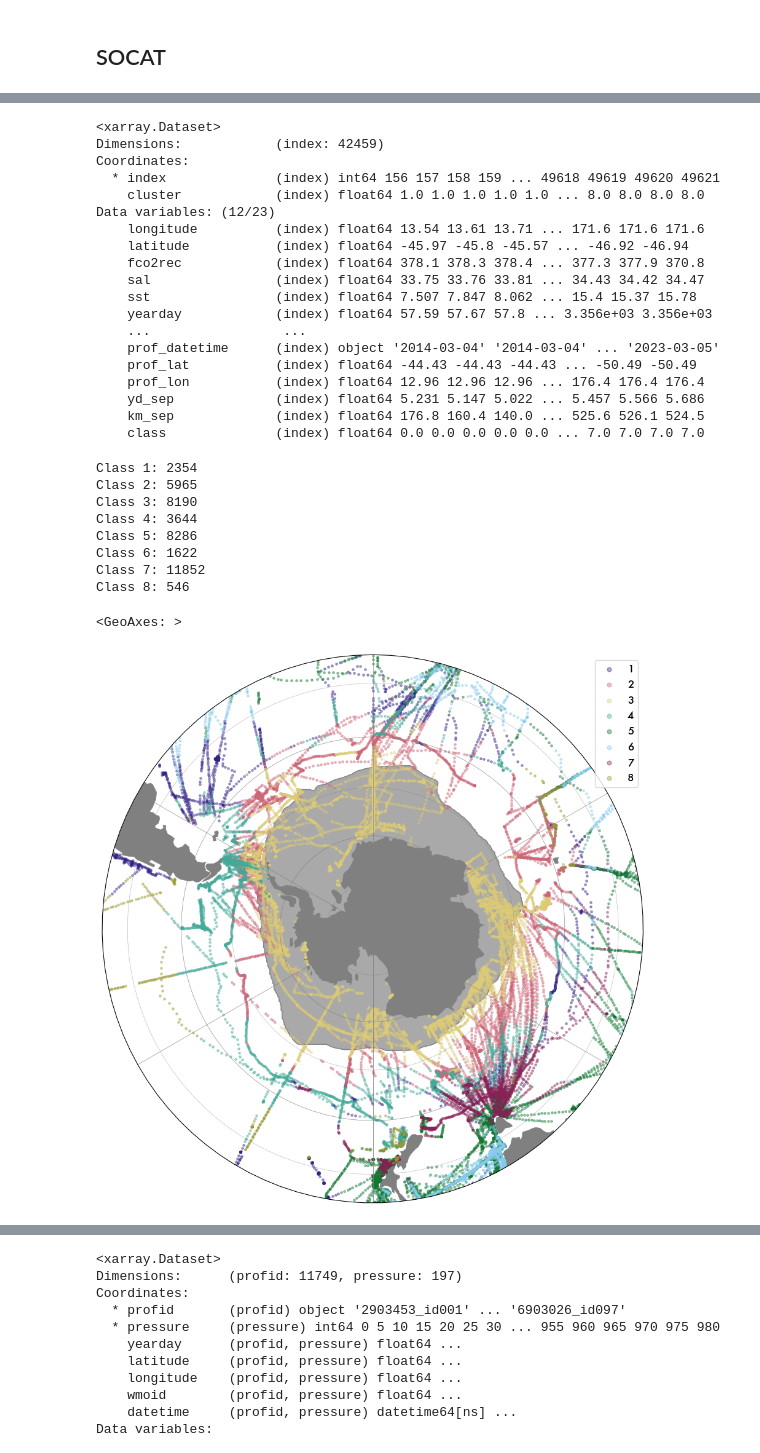
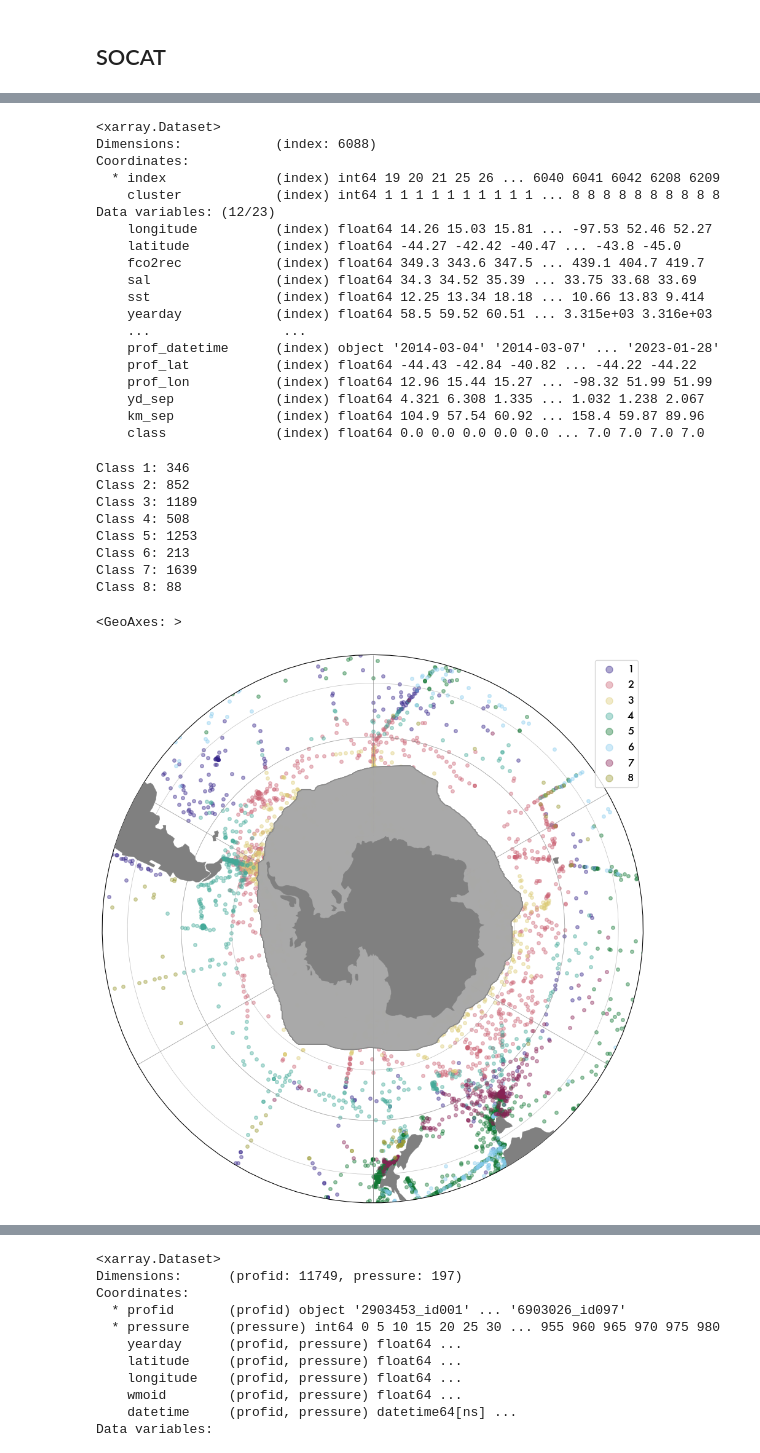
Before and after one commit to song-sangmin/CRUSOE-SOCarbon, a Jupyter notebook: src/1.2_pcm_classify_bgcArgo_ship.ipynb, the cells around one changed output, grey strips where cells are left out. Cells and saved outputs as stored; diff of their text form; code cells hidden in the pictures.

Commit message:
new train-val split and clustered rfr

```diff
--- a/src/1.2_pcm_classify_bgcArgo_ship.ipynb
+++ b/src/1.2_pcm_classify_bgcArgo_ship.ipynb
@@ -13,5 +14,5 @@ import figs_pcm
 # %%
 # Import data
 reload(loader)
-Y_gmm = pd.read_csv('../working-vars/pcm/Y_gmm_20250717.csv', index_col=0) # Results of GMM
+
 [coreDS, coreINDEX, bgcDS, bgcINDEX, socat] = loader.import_data(type=['core', 'bgc', 'socat'])
@@ -20,10 +39,10 @@ Y_gmm = pd.read_csv('../working-vars/pcm/Y_gmm_20250717.csv', index_col=0) # Res
 # %%
-path = '/Volumes/cremas-repo/data/socat/colocate-coreArgo/'
+path = '/Volumes/crusoe-repo/data/socat/colocate-coreArgo/'
 
 sepdict_7d = {key:None for key in [str(x) for x in range(2014,2024)]}
 
 for x in os.listdir(path):
-    if x.startswith('colocate_7d') & x.endswith('.csv'):
+    if x.startswith('colocate_7d') & x.endswith('20260111.csv'):
         sepdict_7d[x[14:18]] = pd.read_csv(path+x, index_col=0)
         # print('Imported data for _7d window: ' + x)
 
@@ -53,6 +78,25 @@ for ind in range(len(socat_df)):
     except:
         socat_df.loc[ind,  'class'] = None
 
+# Account for missing classes by looking at neighboring observations in the same cruise
+# If same, then fill in the missing class
+missingClasses = socat_df[socat_df['class'].isna()] #.reset_index()
+Replaced = []
+notReplaced = []
+for ind, row in missingClasses.iterrows():
+    obs_ID = row.expoID
+    cruise_num = str(obs_ID).split('_')[0]
+    obs_num = int(str(obs_ID).split('id')[1])
+    try:
+        class_before = socat_df[socat_df['expoID'] == (cruise_num + '_id' + str(obs_num -1))]['class'].values[0]
+        class_after  = socat_df[socat_df['expoID'] == (cruise_num + '_id' + str(obs_num +1))]['class'].values[0]
+        if class_before == class_after:
+            socat_df.loc[socat_df['expoID'] == obs_ID, 'class'] = class_before
+            Replaced.append(obs_ID)
+    except:
+        notReplaced.append(obs_ID)
+
+
 # Make dictionary
 socat_classes = {k:None for k in range(8)}
 for ind in range(8):
@@ -101,29 +161,29 @@ for class_id, ds in socat_classes.items():
     # Create a new coordinate 'class' for each profile
     temp_ds = (xr.Dataset.from_dataframe(socat_classes[class_id].set_index('index'))
     )
-    list.append(temp_ds.assign_coords(cluster = temp_ds['class']+1))
+    list.append(temp_ds.assign_coords(cluster = temp_ds['class'].astype(int)+1))
 
 # Merge all classes along profid
 clustered_socat_ds = xr.concat(list, dim="index")
 clustered_socat_ds
 # %% [output]
 <xarray.Dataset>
-Dimensions:            (index: 42459)
+Dimensions:            (index: 6088)
 Coordinates:
-  * index              (index) int64 156 157 158 159 ... 49618 49619 49620 49621
-    cluster            (index) float64 1.0 1.0 1.0 1.0 1.0 ... 8.0 8.0 8.0 8.0
+  * index              (index) int64 19 20 21 25 26 ... 6040 6041 6042 6208 6209
+    cluster            (index) int64 1 1 1 1 1 1 1 1 1 1 ... 8 8 8 8 8 8 8 8 8 8
 Data variables: (12/23)
-    longitude          (index) float64 13.54 13.61 13.71 ... 171.6 171.6 171.6
-    latitude           (index) float64 -45.97 -45.8 -45.57 ... -46.92 -46.94
-    fco2rec            (index) float64 378.1 378.3 378.4 ... 377.3 377.9 370.8
-    sal                (index) float64 33.75 33.76 33.81 ... 34.43 34.42 34.47
-    sst                (index) float64 7.507 7.847 8.062 ... 15.4 15.37 15.78
-    yearday            (index) float64 57.59 57.67 57.8 ... 3.356e+03 3.356e+03
+    longitude          (index) float64 14.26 15.03 15.81 ... -97.53 52.46 52.27
+    latitude           (index) float64 -44.27 -42.42 -40.47 ... -43.8 -45.0
+    fco2rec            (index) float64 349.3 343.6 347.5 ... 439.1 404.7 419.7
+    sal                (index) float64 34.3 34.52 35.39 ... 33.75 33.68 33.69
+    sst                (index) float64 12.25 13.34 18.18 ... 10.66 13.83 9.414
+    yearday            (index) float64 58.5 59.52 60.51 ... 3.315e+03 3.316e+03
     ...                 ...
-    prof_datetime      (index) object '2014-03-04' '2014-03-04' ... '2023-03-05'
-    prof_lat           (index) float64 -44.43 -44.43 -44.43 ... -50.49 -50.49
-    prof_lon           (index) float64 12.96 12.96 12.96 ... 176.4 176.4 176.4
-    yd_sep             (index) float64 5.231 5.147 5.022 ... 5.457 5.566 5.686
-    km_sep             (index) float64 176.8 160.4 140.0 ... 525.6 526.1 524.5
+    prof_datetime      (index) object '2014-03-04' '2014-03-07' ... '2023-01-28'
+    prof_lat           (index) float64 -44.43 -42.84 -40.82 ... -44.22 -44.22
+    prof_lon           (index) float64 12.96 15.44 15.27 ... -98.32 51.99 51.99
+    yd_sep             (index) float64 4.321 6.308 1.335 ... 1.032 1.238 2.067
+    km_sep             (index) float64 104.9 57.54 60.92 ... 158.4 59.87 89.96
     class              (index) float64 0.0 0.0 0.0 0.0 0.0 ... 7.0 7.0 7.0 7.0
 # %%
@@ -133,20 +195,20 @@ if save:
 for ind in range(8):
     print(f'Class {ind+1}: {len(socat_classes[ind].index.values)}')
 # %% [output]
-Class 1: 2354
-Class 2: 5965
-Class 3: 8190
-Class 4: 3644
-Class 5: 8286
-Class 6: 1622
-Class 7: 11852
-Class 8: 546
+Class 1: 346
+Class 2: 852
+Class 3: 1189
+Class 4: 508
+Class 5: 1253
+Class 6: 213
+Class 7: 1639
+Class 8: 88
 # %%
 reload(figs_pcm)
 
 # To plot all classes on one plot
-figs_pcm.sopolar_classes(socat_classes, inds=range(8), figsize=(9,9), dotsize=6, markerscale=2)
+figs_pcm.sopolar_classes(socat_classes, inds=range(8), figsize=(9,9), dotsize=16, markerscale=2)
 # %% [output]
 <GeoAxes: >
-[figure, old version]
+[figure, new version]
 # %% [markdown]
```
Also changed, not shown: parts of 18 cells of this notebook, 23 other files.
